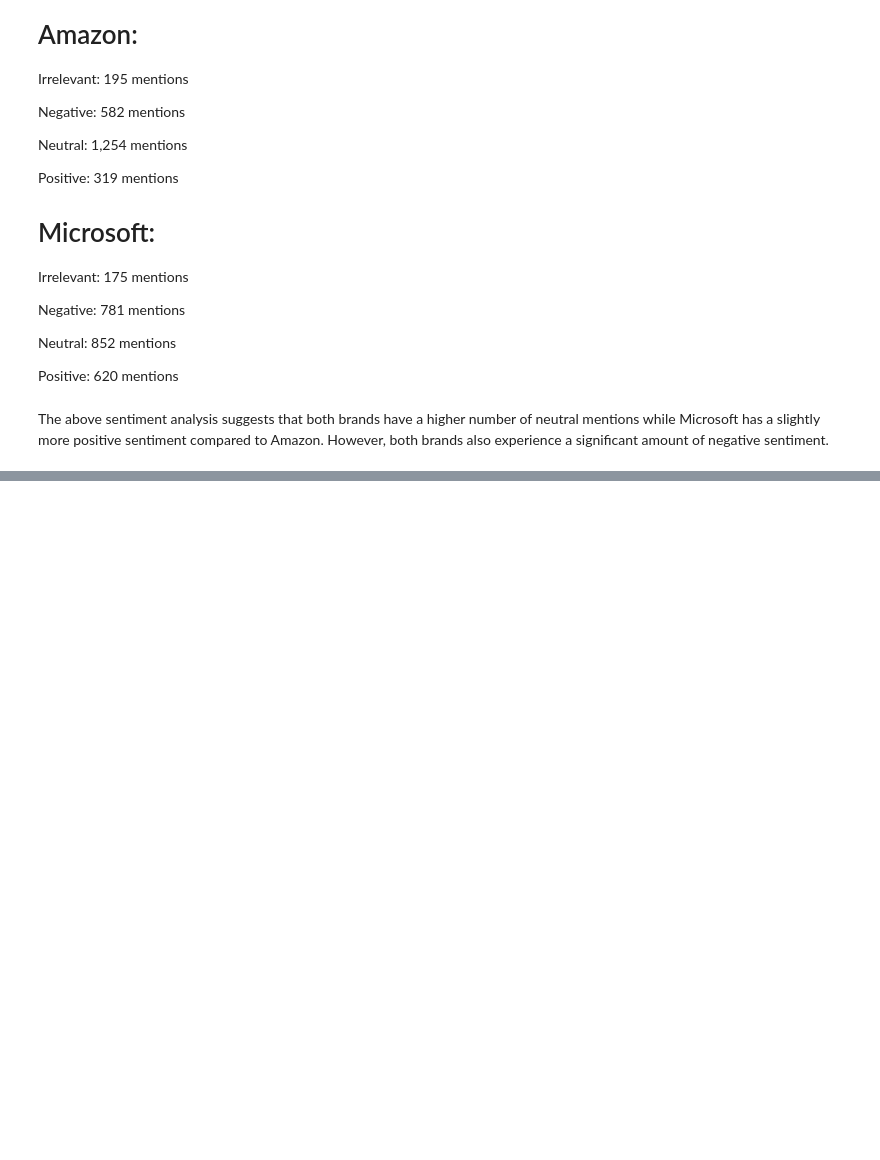
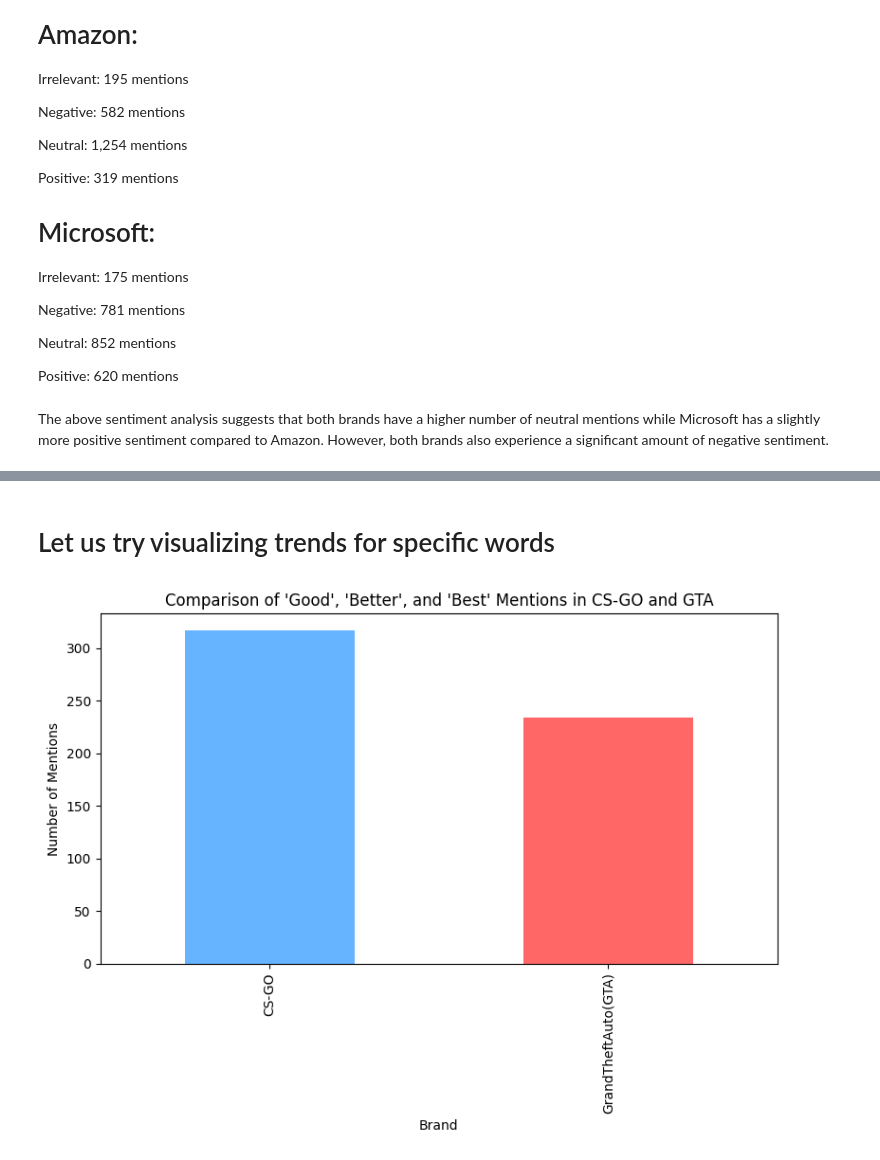
Before and after one commit to Ethan-97/PRODIGY_DS_04, a Jupyter notebook: Task4.ipynb, the cells around one changed output, grey strips where cells are left out. Drawn from its saved outputs; the diff is of its cells as text; code cells hidden in the pictures; blank space fills up the shorter version.

```diff
--- a/Task4.ipynb
+++ b/Task4.ipynb
@@ -164,0 +232,31 @@ plt.show()
+# %% [markdown]
+# Let us try visualizing trends for specific words
+# %%
+# Comparing some positive mentions in CS-GO and GTA
+
+# Let's filter for mentions containing the words 'good', 'better', or 'best' for CS-GO and GTA
+
+# Filter for mentions containing the words 'good', 'better', or 'best'
+positive_mentions_keywords = csgo_gta_data_combined[
+    csgo_gta_data_combined['Text'].str.contains('good|better|best', case = False, na = False)
+]
+
+# Group by Brand to count how often these words are mentioned for each game
+positive_mentions_count = positive_mentions_keywords.groupby('Brand').size()
+
+# Plotting the comparison
+plt.figure(figsize = (8, 6))
+
+# Plot the count of 'good', 'better', and 'best' mentions for CS-GO and GTA
+positive_mentions_count.plot(kind = 'bar', color = ['#66b3ff', '#ff6666'])
+
+# Add labels and title
+plt.xlabel('Brand')
+plt.ylabel('Number of Mentions')
+plt.title("Comparison of 'Good', 'Better', and 'Best' Mentions in CS-GO and GTA")
+plt.tight_layout()
+
+# Show plot
+plt.show()
+# %% [output]
+[figure, added]
```
Also changed, not shown: parts of 9 cells of this notebook.
